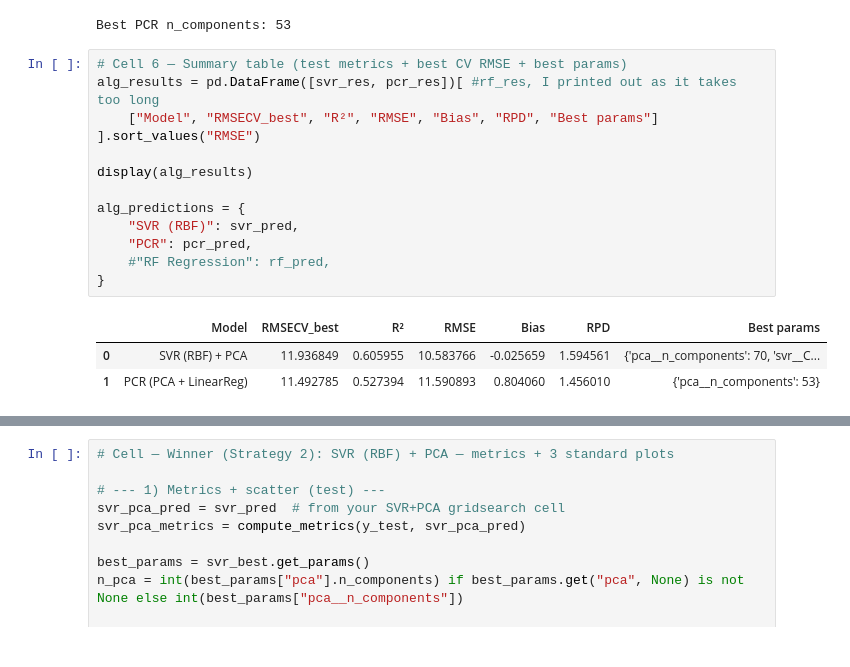
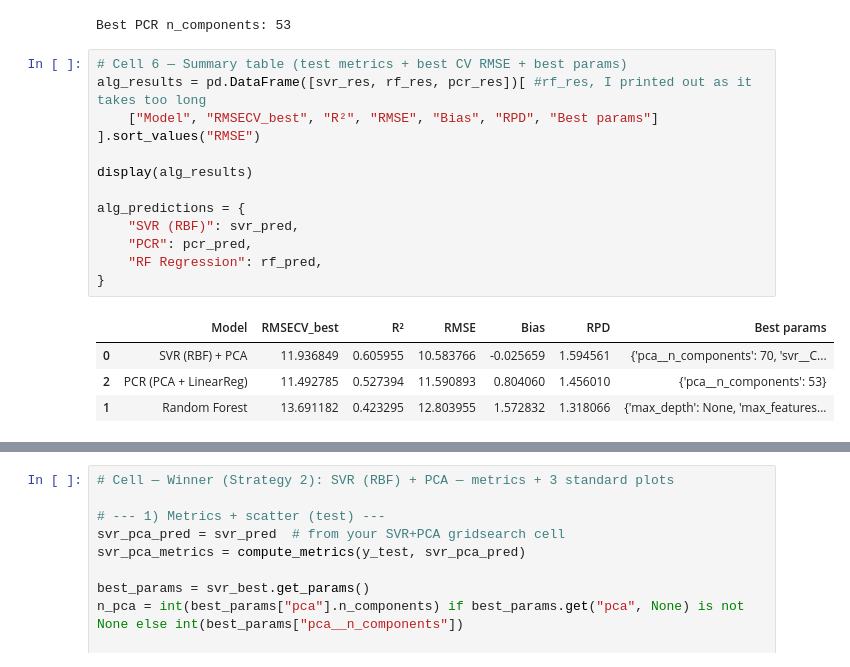
Before and after one commit to patricemahlau/Spec_Report, a Jupyter notebook: Report_Spectrosocpy.ipynb, the cells around one changed output, grey strips where cells are left out. Saved outputs shown, nothing was run; the diff lists cells and outputs as text.

```diff
--- a/Report_Spectrosocpy.ipynb
+++ b/Report_Spectrosocpy.ipynb
@@ -964,18 +1061,19 @@ print(f"Best PCR n_components: {best_k_pcr}")
 Best PCR n_components: 53
 # %%
 # Cell 6 — Summary table (test metrics + best CV RMSE + best params)
-alg_results = pd.DataFrame([svr_res, pcr_res])[ #rf_res, I printed out as it takes too long
+alg_results = pd.DataFrame([svr_res, rf_res, pcr_res])[ #rf_res, I printed out as it takes too long
     ["Model", "RMSECV_best", "R²", "RMSE", "Bias", "RPD", "Best params"]
 ].sort_values("RMSE")
 
 display(alg_results)
 
 alg_predictions = {
     "SVR (RBF)": svr_pred,
     "PCR": pcr_pred,
-    #"RF Regression": rf_pred,
+    "RF Regression": rf_pred,
 }
 # %% [output]
 |  | Model | RMSECV_best | R² | RMSE | Bias | RPD | Best params |
 | 0 | SVR (RBF) + PCA | 11.936849 | 0.605955 | 10.583766 | -0.025659 | 1.594561 | {'pca__n_components': 70, 'svr__C... |
-| 1 | PCR (PCA + LinearReg) | 11.492785 | 0.527394 | 11.590893 | 0.804060 | 1.456010 | {'pca__n_components': 53} |
+| 2 | PCR (PCA + LinearReg) | 11.492785 | 0.527394 | 11.590893 | 0.804060 | 1.456010 | {'pca__n_components': 53} |
+| 1 | Random Forest | 13.691182 | 0.423295 | 12.803955 | 1.572832 | 1.318066 | {'max_depth': None, 'max_features... |
```
Also changed, not shown: parts of 20 cells of this notebook.
